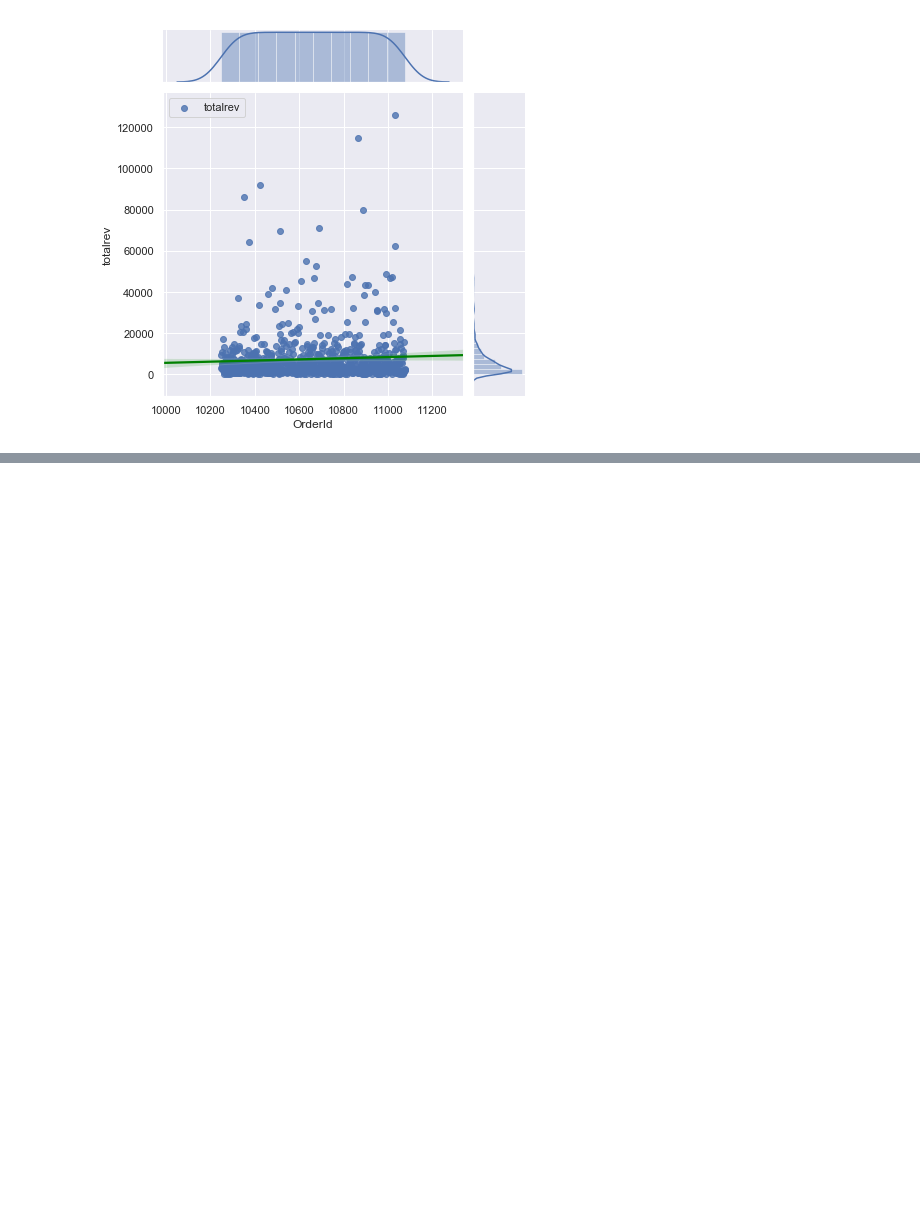
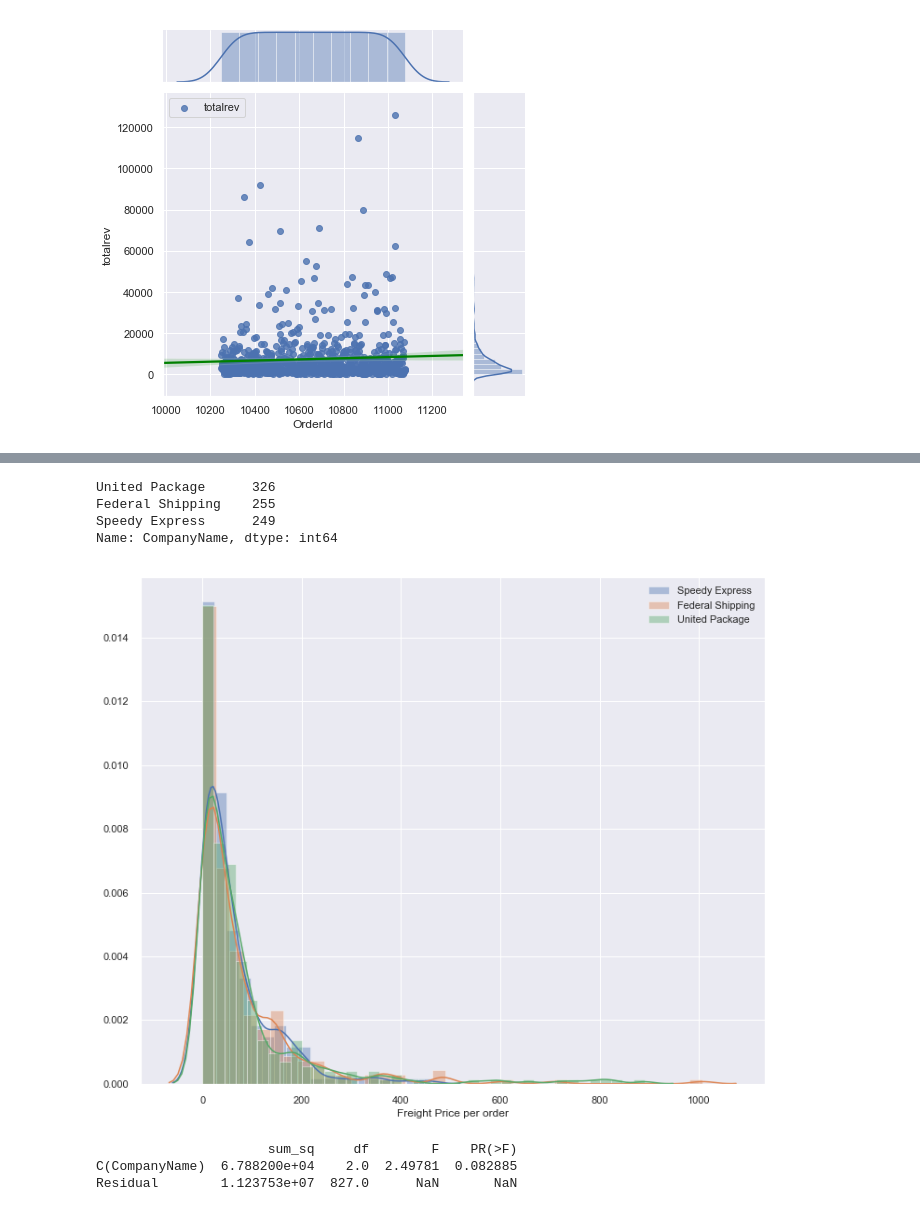
Before and after one commit to miyamuse/dsc-2-final-project-online-ds-sp-000, a Jupyter notebook: project.ipynb, the cells around one changed output, grey strips where cells are left out. Cells and saved outputs as stored; diff of their text form; code cells hidden in the pictures; blank space fills up the shorter version.

```diff
--- a/project.ipynb
+++ b/project.ipynb
@@ -896,0 +927,9 @@ The ANOVA table above revealed that the p-value is lower than the alpha value of
+# %%
+#This SQL query selects the necessary rows and columns from my Order, Employee, and OrderDetail tables and put it into a dataframe.
+q = """SELECT CompanyName, Freight, "Order".ID
+             FROM Shipper
+             JOIN "Order"
+             ON Shipper.ID = ShipVia;"""
+
+df4 = pd.read_sql_query(q, engine)
+df4.head()
@@ -896,0 +948,28 @@ The ANOVA table above revealed that the p-value is lower than the alpha value of
+# %%
+#Let's take a look at how many values we have for each company
+
+df4['CompanyName'].value_counts()
+# %% [output]
+United Package      326
+Federal Shipping    255
+Speedy Express      249
+Name: CompanyName, dtype: int64
+# %%
+sns.set(color_codes=True)
+sns.set(rc={'figure.figsize':(12,10)})
+
+for company in set(df4.CompanyName):
+    company_group = df4.loc[df4['CompanyName'] == company]
+    sns.distplot(company_group['Freight'], label=company)
+    plt.legend()
+    plt.xlabel('Freight Price per order')
+# %% [output]
+[figure, added]
+# %%
+results = ols('Freight ~ C(CompanyName)', data = df4).fit()
+table = sm.stats.anova_lm(results, typ=2)
+print(table)
+# %% [output]
+                      sum_sq     df        F    PR(>F)
+C(CompanyName)  6.788200e+04    2.0  2.49781  0.082885
+Residual        1.123753e+07  827.0      NaN       NaN
```
Also changed, not shown: parts of 34 cells of this notebook.
